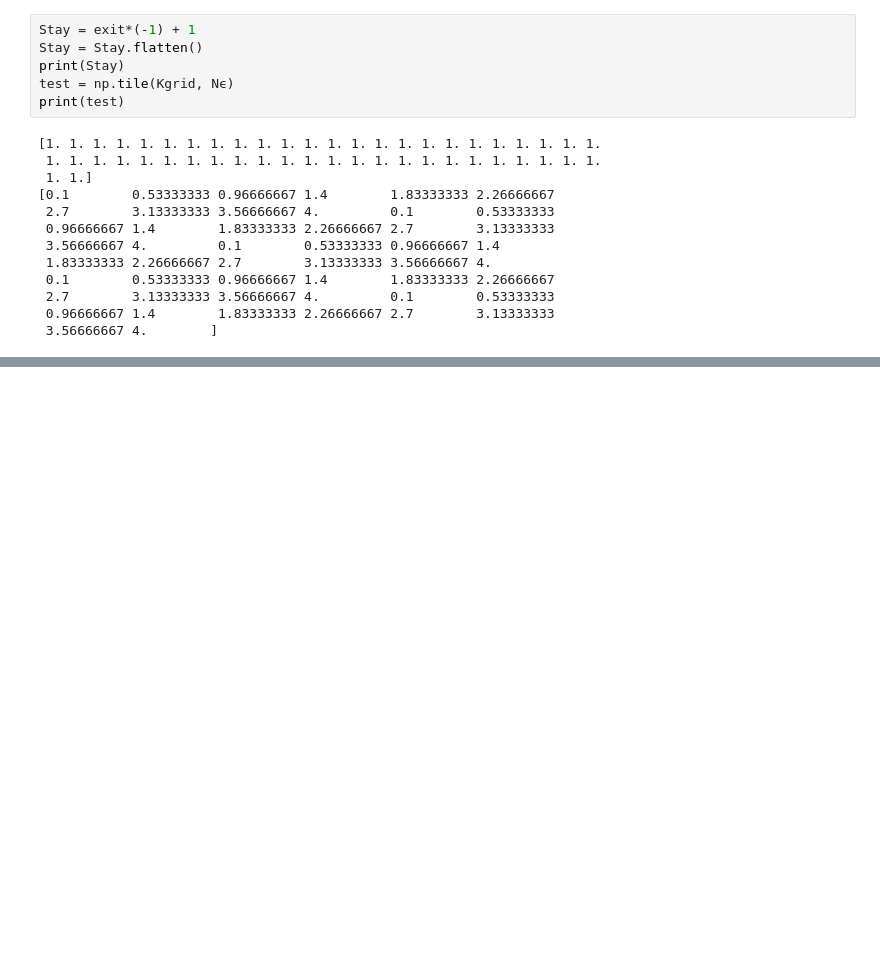
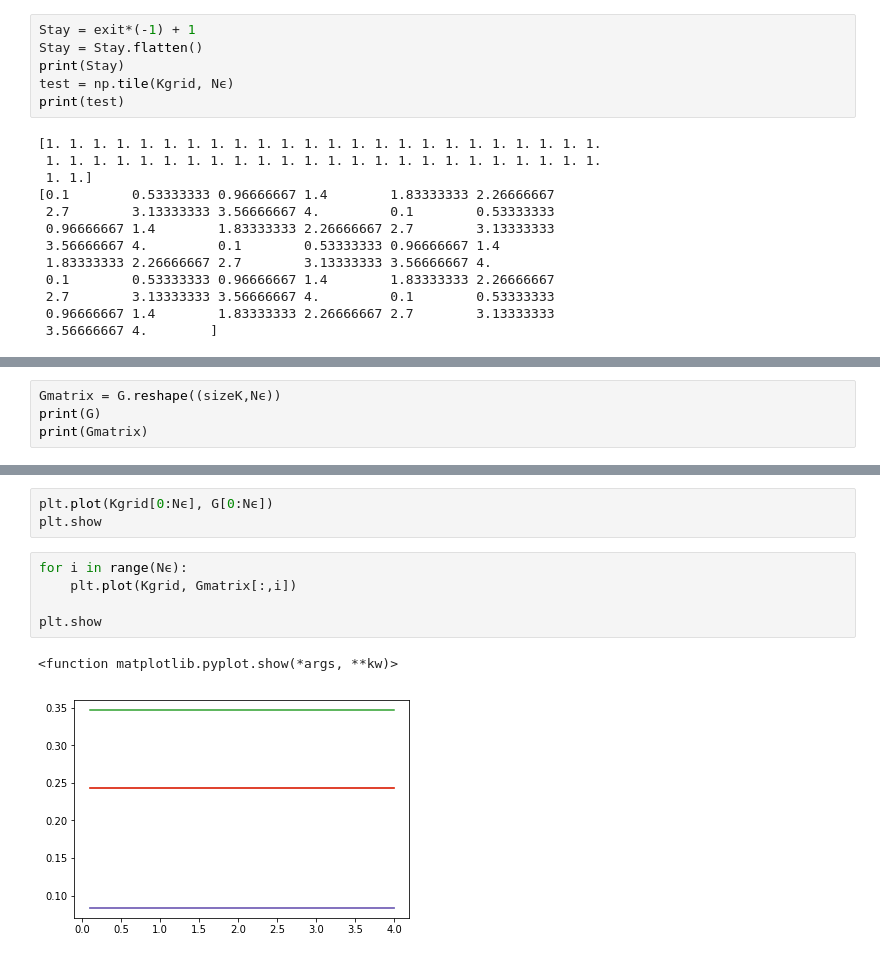
Before and after one commit to tpellet/BootCamp2019, a Jupyter notebook: ProblemSets/Econ/Week 4 - Firms Dynamics/Firm Entry and Exit/Pbset - Firm Entry and Exit.ipynb, the cells around one changed output, grey strips where cells are left out. Saved outputs shown, nothing was run; the diff lists cells and outputs as text; blank space fills up the shorter version.

```diff
--- a/ProblemSets/Econ/Week 4 - Firms Dynamics/Firm Entry and Exit/Pbset - Firm Entry and Exit.ipynb
+++ b/ProblemSets/Econ/Week 4 - Firms Dynamics/Firm Entry and Exit/Pbset - Firm Entry and Exit.ipynb
@@ -688,0 +729,4 @@ G = np.ones(Nϵ*sizeK)/(Nϵ*sizeK)
+# %%
+Gmatrix = G.reshape((sizeK,Nϵ))
+print(G)
+print(Gmatrix)
@@ -688,0 +759,11 @@ G = np.ones(Nϵ*sizeK)/(Nϵ*sizeK)
+# %%
+plt.plot(Kgrid[0:Nϵ], G[0:Nϵ])
+plt.show
+# %%
+for i in range(Nϵ):
+    plt.plot(Kgrid, Gmatrix[:,i])
+
+plt.show
+# %% [output]
+<function matplotlib.pyplot.show(*args, **kw)>
+[figure, added]
```
Also changed, not shown: parts of 6 cells of this notebook.
